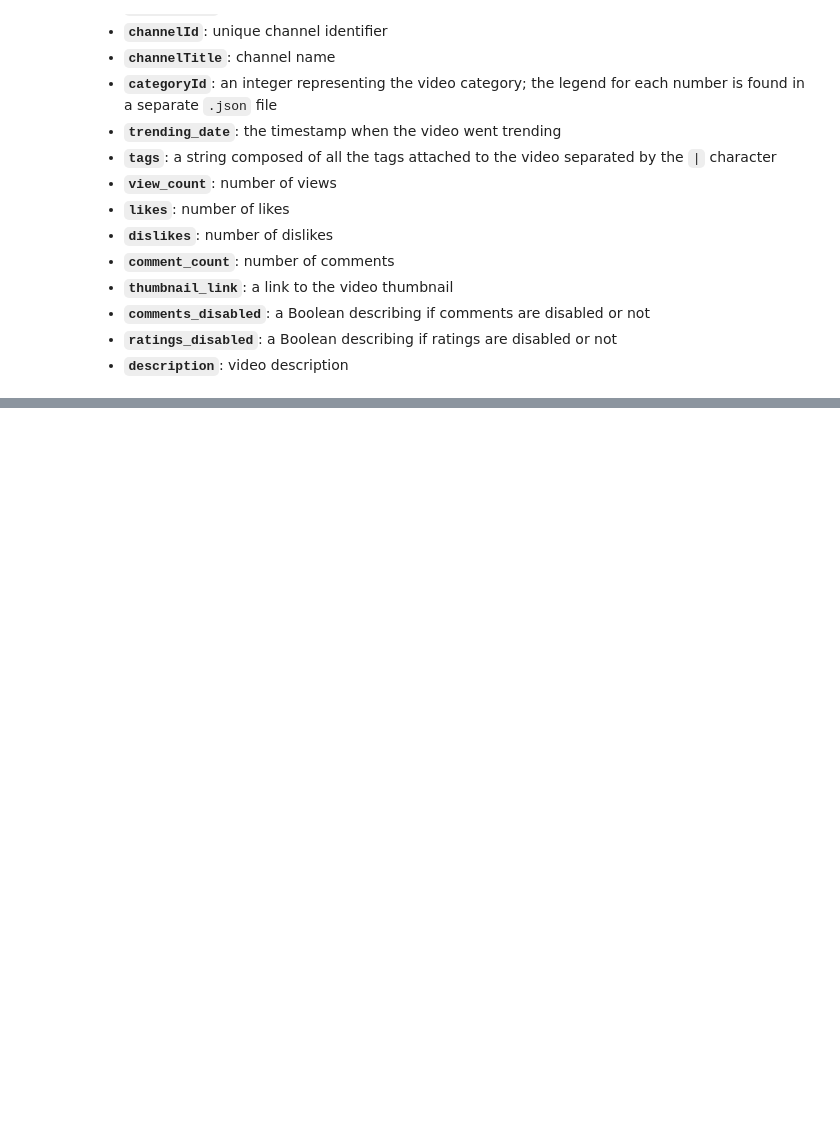
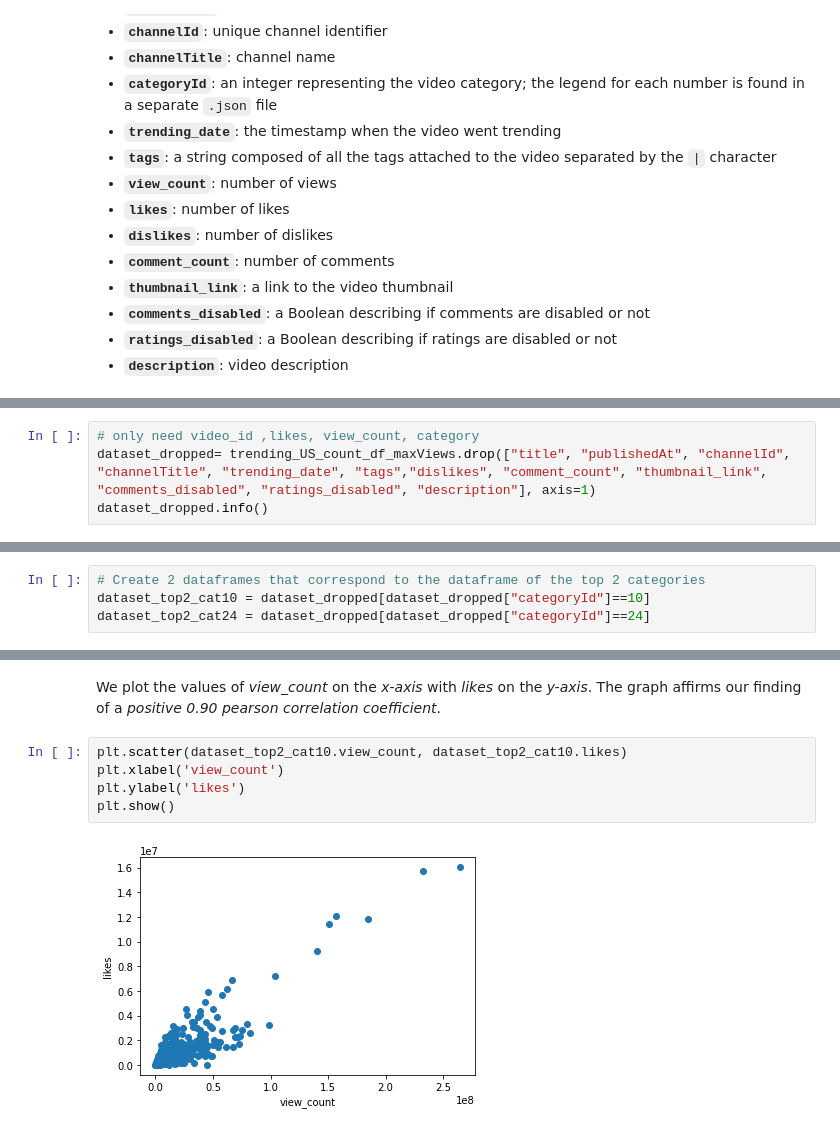
Before and after one commit to kether82/Project-1, a Jupyter notebook: Untitled0.ipynb, the cells around one changed output, grey strips where cells are left out. Drawn from its saved outputs; the diff is of its cells as text; blank space fills up the shorter version.

```diff
--- a/Untitled0.ipynb
+++ b/Untitled0.ipynb
@@ -51,0 +203,4 @@ Each row in the dataset representes a video while the columns are details or var
+# %%
+# only need video_id ,likes, view_count, category
+dataset_dropped= trending_US_count_df_maxViews.drop(["title", "publishedAt", "channelId", "channelTitle", "trending_date", "tags","dislikes", "comment_count", "thumbnail_link", "comments_disabled", "ratings_disabled", "description"], axis=1)
+dataset_dropped.info()
@@ -51,0 +227,4 @@ Each row in the dataset representes a video while the columns are details or var
+# %%
+# Create 2 dataframes that correspond to the dataframe of the top 2 categories
+dataset_top2_cat10 = dataset_dropped[dataset_dropped["categoryId"]==10]
+dataset_top2_cat24 = dataset_dropped[dataset_dropped["categoryId"]==24]
@@ -51,0 +240,9 @@ Each row in the dataset representes a video while the columns are details or var
+# %% [markdown]
+We plot the values of *view_count* on the *x-axis* with *likes* on the *y-axis*. The graph affirms our finding of a *positive 0.90 pearson correlation coefficient*.
+# %%
+plt.scatter(dataset_top2_cat10.view_count, dataset_top2_cat10.likes)
+plt.xlabel('view_count')
+plt.ylabel('likes')
+plt.show()
+# %% [output]
+[figure, added]
```
Also changed, not shown: parts of 42 cells of this notebook.
